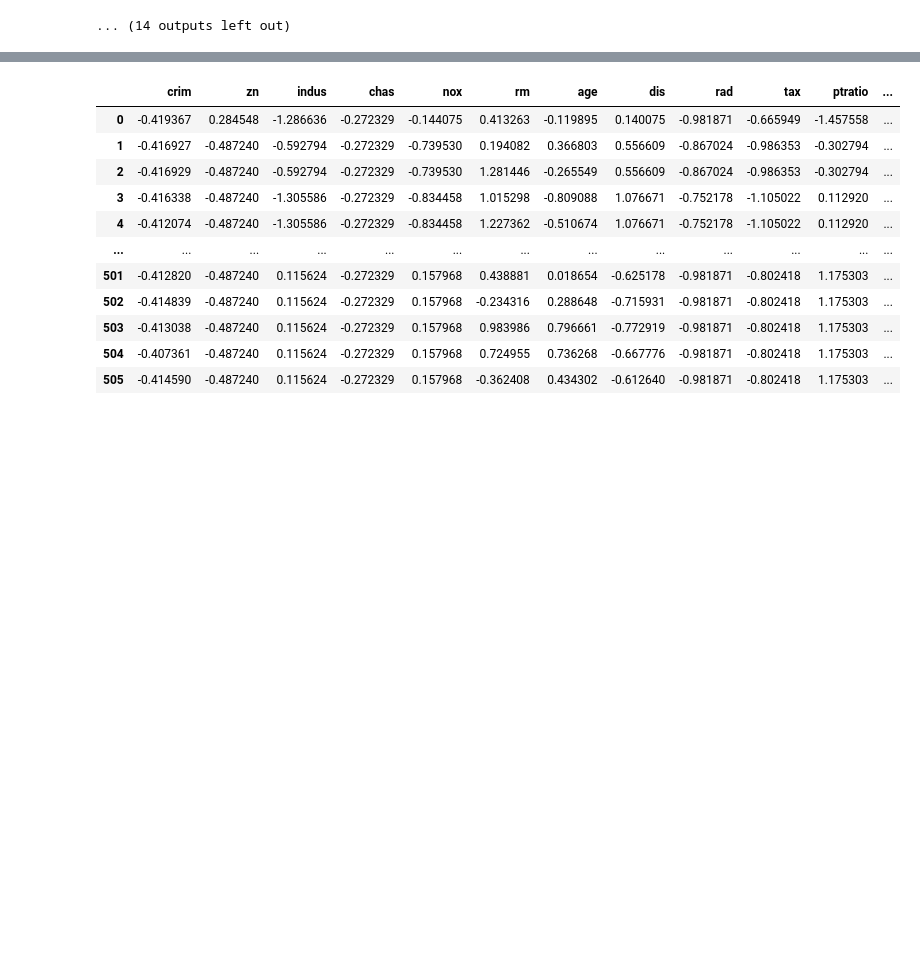
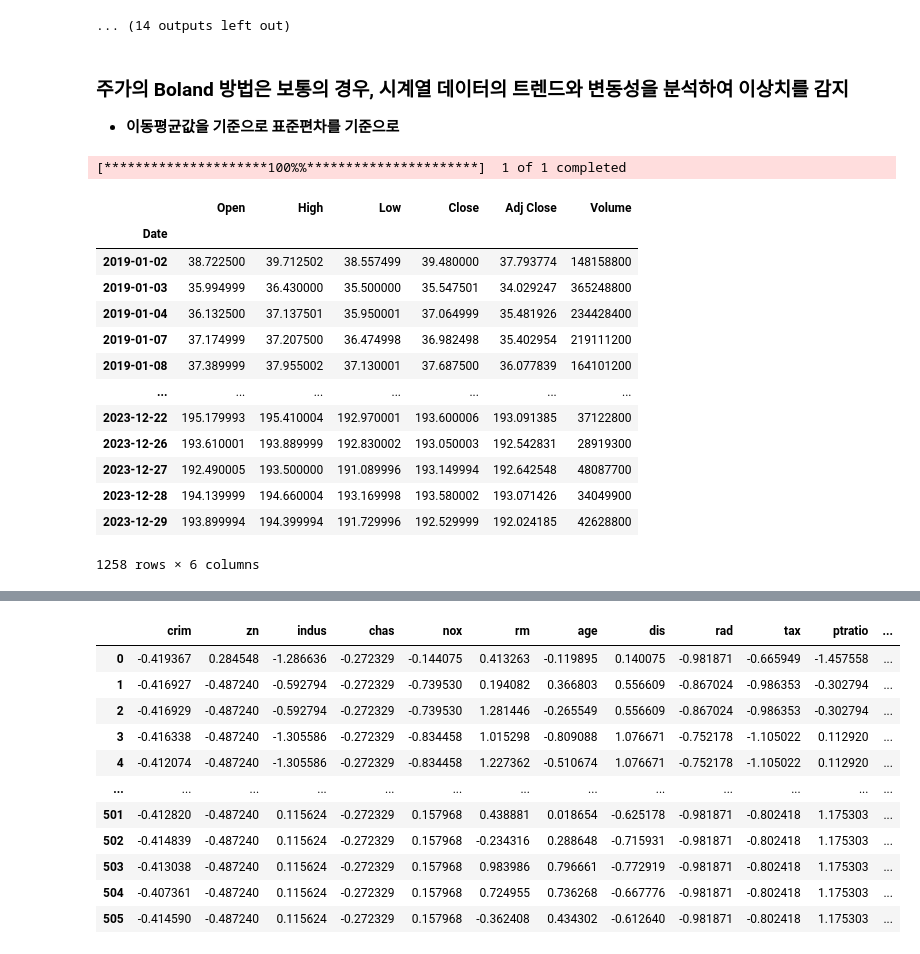
Before and after one commit to ancestor9/2024_-, a Jupyter notebook: week15/Anomaly_detection_KNN-PCA.ipynb, the cells around one changed output, grey strips where cells are left out. Saved outputs shown, nothing was run; the diff lists cells and outputs as text; code cells hidden in the pictures; blank space fills up the shorter version.

```diff
--- a/week15/Anomaly_detection_KNN-PCA.ipynb
+++ b/week15/Anomaly_detection_KNN-PCA.ipynb
@@ -178,3 +178,33 @@ for col in pdf:
 <Axes: >
 [figure]
 ... (14 outputs left out)
+# %% [markdown]
+### **주가의 Boland 방법은 보통의 경우, 시계열 데이터의 트렌드와 변동성을 분석하여 이상치를 감지**
+- **이동평균값을 기준으로 표준편차를 기준으로**
+# %%
+import yfinance as yf
+import pandas as pd
+
+# Define the start and end dates for the data
+start_date = '2019-01-01'
+end_date = '2023-12-31'
+
+# Fetch the data using yfinance
+aapl = yf.download('AAPL', start=start_date, end=end_date)
+aapl
+# %% [output]
+[*********************100%%**********************]  1 of 1 completed
+|  | Open | High | Low | Close | Adj Close | Volume |
+| Date |  |  |  |  |  |  |
+| 2019-01-02 | 38.722500 | 39.712502 | 38.557499 | 39.480000 | 37.793774 | 148158800 |
+| 2019-01-03 | 35.994999 | 36.430000 | 35.500000 | 35.547501 | 34.029247 | 365248800 |
+| 2019-01-04 | 36.132500 | 37.137501 | 35.950001 | 37.064999 | 35.481926 | 234428400 |
+| 2019-01-07 | 37.174999 | 37.207500 | 36.474998 | 36.982498 | 35.402954 | 219111200 |
+| 2019-01-08 | 37.389999 | 37.955002 | 37.130001 | 37.687500 | 36.077839 | 164101200 |
+| ... | ... | ... | ... | ... | ... | ... |
+| 2023-12-22 | 195.179993 | 195.410004 | 192.970001 | 193.600006 | 193.091385 | 37122800 |
+| 2023-12-26 | 193.610001 | 193.889999 | 192.830002 | 193.050003 | 192.542831 | 28919300 |
+| 2023-12-27 | 192.490005 | 193.500000 | 191.089996 | 193.149994 | 192.642548 | 48087700 |
+| 2023-12-28 | 194.139999 | 194.660004 | 193.169998 | 193.580002 | 193.071426 | 34049900 |
+| 2023-12-29 | 193.899994 | 194.399994 | 191.729996 | 192.529999 | 192.024185 | 42628800 |
+1258 rows × 6 columns
```
Also changed, not shown: parts of 5 cells of this notebook.
